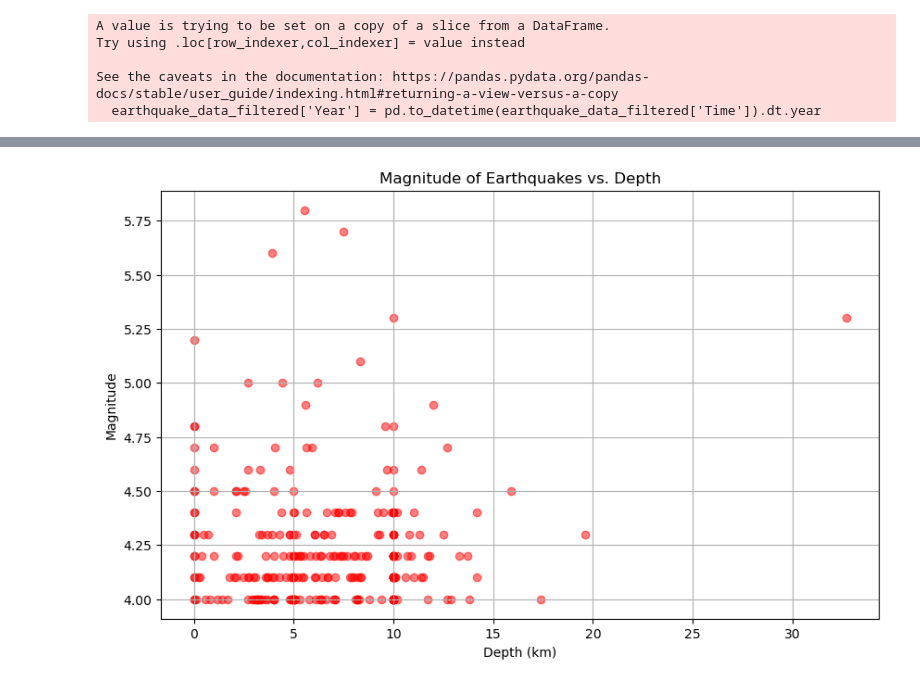
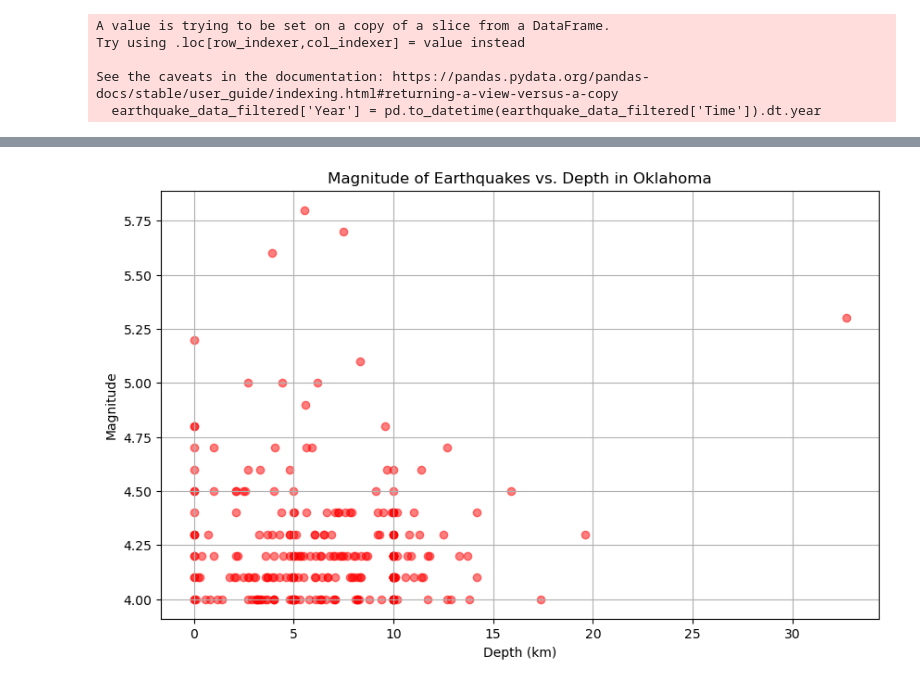
Before and after one commit to afrenkai/GEOHW4, a Jupyter notebook: viz.ipynb, the cells around one changed output, grey strips where cells are left out. Saved outputs shown, nothing was run; the diff lists cells and outputs as text; code cells hidden in the pictures.

```diff
--- a/viz.ipynb
+++ b/viz.ipynb
@@ -16,6 +16,7 @@ earthquake_data.head()
 # %%
 earthquake_data_filtered = earthquake_data[earthquake_data['Magnitude'] >= 4]
 earthquake_data_filtered['Year'] = pd.to_datetime(earthquake_data_filtered['Time']).dt.year
+oklahoma_earthquakes = earthquake_data_filtered[earthquake_data_filtered['EventLocationName'] == 'OKLAHOMA']
 earthquake_by_year = earthquake_data_filtered.groupby('Year').size().reset_index(name='Count')
 # %% [output]
 A value is trying to be set on a copy of a slice from a DataFrame.
@@ -46,10 +48,10 @@ plt.show()
 # %%
 plt.figure(figsize=(10, 6))
-plt.scatter(earthquake_data_filtered['Depth/km'], earthquake_data_filtered['Magnitude'], c='red', alpha=0.5)
-plt.title('Magnitude of Earthquakes vs. Depth')
+plt.scatter(oklahoma_earthquakes['Depth/km'], oklahoma_earthquakes['Magnitude'], c='red', alpha=0.5)
+plt.title('Magnitude of Earthquakes vs. Depth in Oklahoma')
 plt.xlabel('Depth (km)')
 plt.ylabel('Magnitude')
 plt.grid(True)
 plt.show()
 # %% [output]
-[figure, old version]
+[figure, new version]
```
Also changed, not shown: parts of 2 cells of this notebook.
